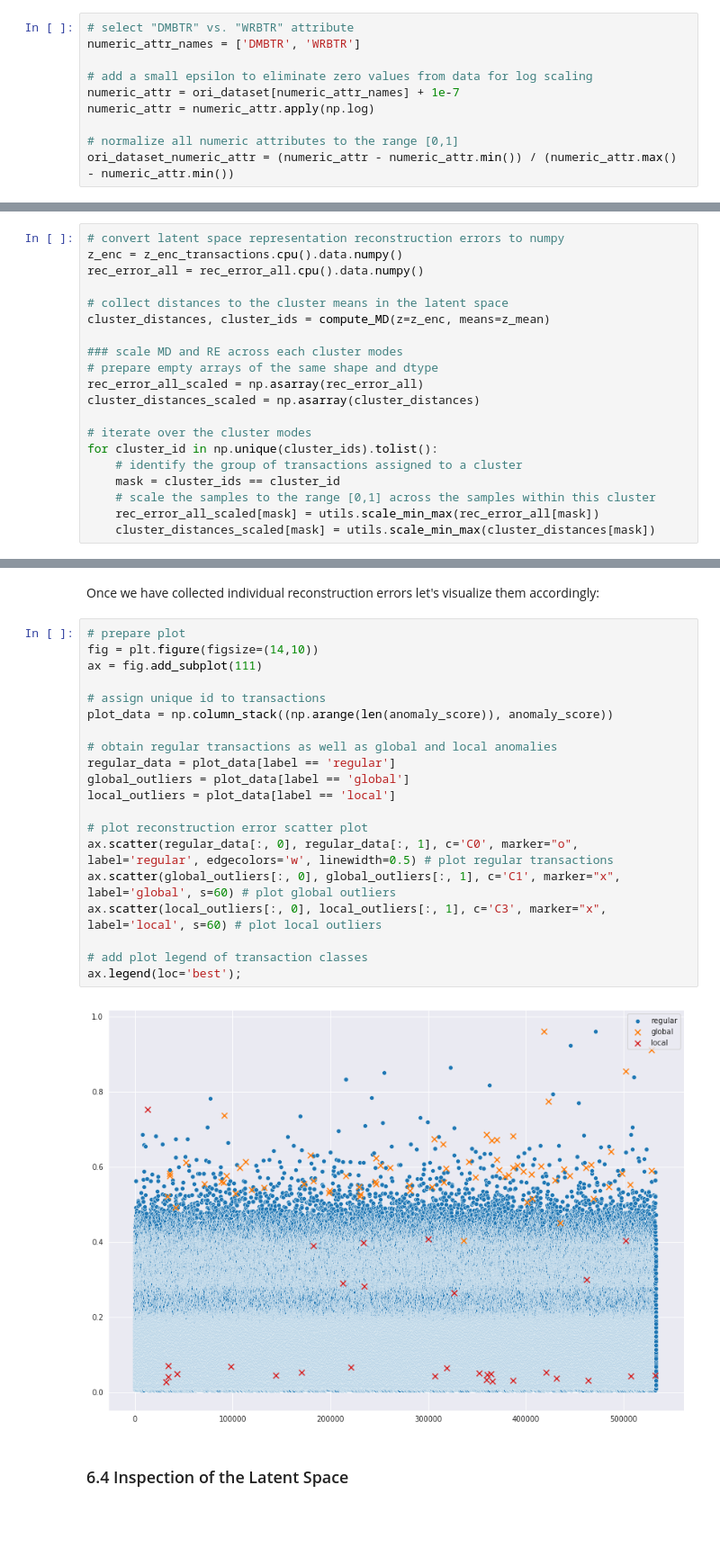
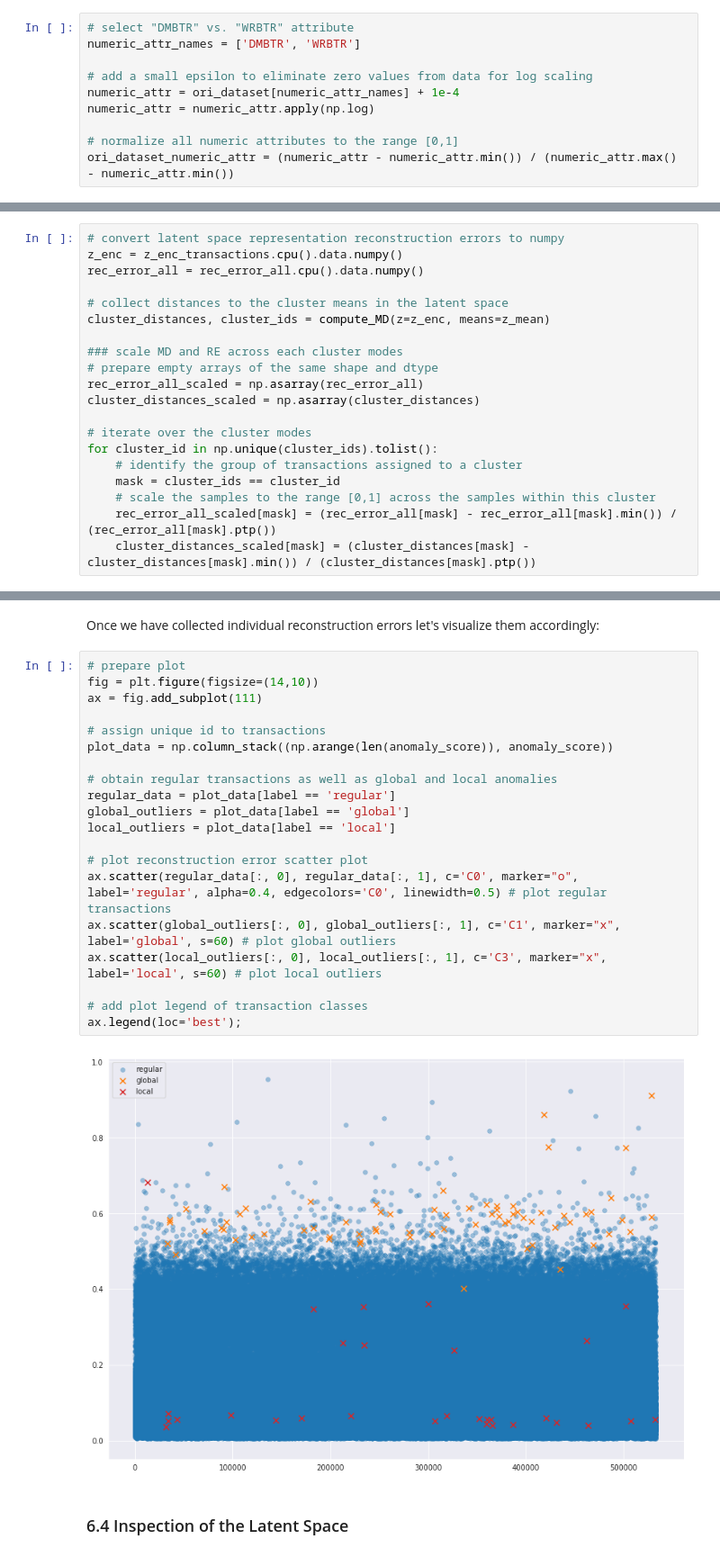
Before and after one commit to GitiHubi/deepAD, a Jupyter notebook: Ad_Autoencoder.ipynb, the cells around one changed output, grey strips where cells are left out. Shown: that part at 90% size. Drawn from its saved outputs; the diff is of its cells as text; blank space fills up the shorter version.

```diff
--- a/Ad_Autoencoder.ipynb
+++ b/Ad_Autoencoder.ipynb
@@ -213,7 +209,7 @@ As expected, it can be observed, that for both attributes the distributions of a
 numeric_attr_names = ['DMBTR', 'WRBTR']
 
 # add a small epsilon to eliminate zero values from data for log scaling
-numeric_attr = ori_dataset[numeric_attr_names] + 1e-7
+numeric_attr = ori_dataset[numeric_attr_names] + 1e-4
 numeric_attr = numeric_attr.apply(np.log)
 
 # normalize all numeric attributes to the range [0,1]
@@ -960,5 +1051,5 @@ for cluster_id in np.unique(cluster_ids).tolist():
     # identify the group of transactions assigned to a cluster
     mask = cluster_ids == cluster_id
     # scale the samples to the range [0,1] across the samples within this cluster
-    rec_error_all_scaled[mask] = utils.scale_min_max(rec_error_all[mask])
-    cluster_distances_scaled[mask] = utils.scale_min_max(cluster_distances[mask])
+    rec_error_all_scaled[mask] = (rec_error_all[mask] - rec_error_all[mask].min()) / (rec_error_all[mask].ptp())
+    cluster_distances_scaled[mask] = (cluster_distances[mask] - cluster_distances[mask].min()) / (cluster_distances[mask].ptp())
@@ -985,25 +1074,25 @@ Once we have collected individual reconstruction errors let's visualize them acc
 # %%
 # prepare plot
 fig = plt.figure(figsize=(14,10))
 ax = fig.add_subplot(111)
 
 # assign unique id to transactions
 plot_data = np.column_stack((np.arange(len(anomaly_score)), anomaly_score))
 
 # obtain regular transactions as well as global and local anomalies
 regular_data = plot_data[label == 'regular']
 global_outliers = plot_data[label == 'global']
 local_outliers = plot_data[label == 'local']
 
 # plot reconstruction error scatter plot
-ax.scatter(regular_data[:, 0], regular_data[:, 1], c='C0', marker="o", label='regular', edgecolors='w', linewidth=0.5) # plot regular transactions
+ax.scatter(regular_data[:, 0], regular_data[:, 1], c='C0', marker="o", label='regular', alpha=0.4, edgecolors='C0', linewidth=0.5) # plot regular transactions
 ax.scatter(global_outliers[:, 0], global_outliers[:, 1], c='C1', marker="x", label='global', s=60) # plot global outliers
 ax.scatter(local_outliers[:, 0], local_outliers[:, 1], c='C3', marker="x", label='local', s=60) # plot local outliers
 
 # add plot legend of transaction classes
 ax.legend(loc='best');
 # %% [output]
-[figure, old version]
+[figure, new version]
 # %% [markdown]
 ### 6.4 Inspection of the Latent Space
 # %%
```
Also changed, not shown: parts of 51 cells of this notebook.
